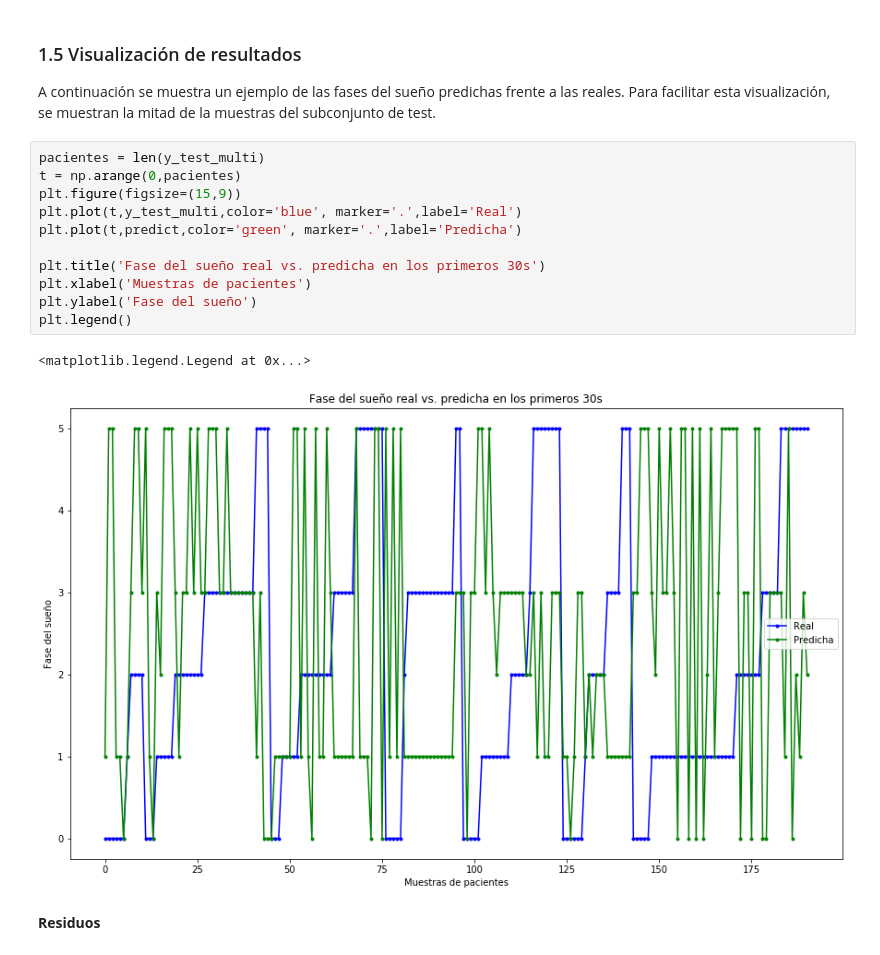
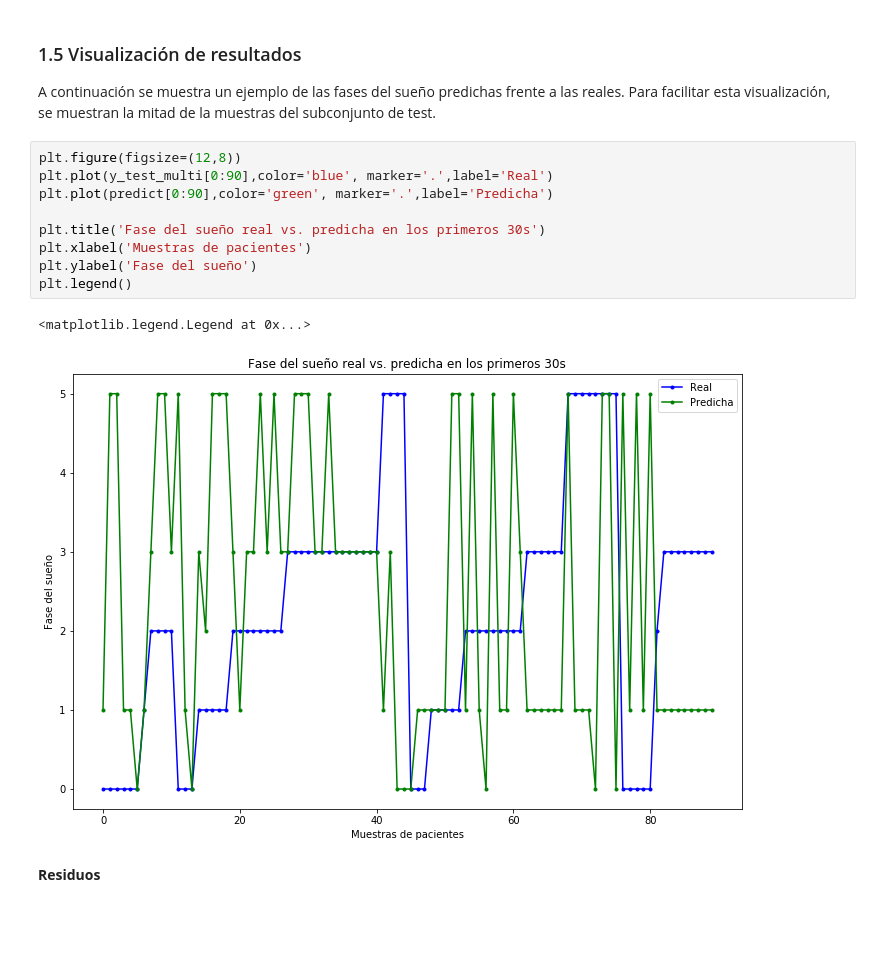
Before and after one commit to Noemiglois/SleepAnalysisWearable, a Jupyter notebook: Clasificadores/Clasificador arboles decision multiclase.ipynb, the cells around one changed output. Drawn from its saved outputs; the diff is of its cells as text; blank space fills up the shorter version.

```diff
--- a/Clasificadores/Clasificador arboles decision multiclase.ipynb
+++ b/Clasificadores/Clasificador arboles decision multiclase.ipynb
@@ -165,19 +165,17 @@ matriz_confusion
 ### 1.5 Visualización de resultados
 A continuación se muestra un ejemplo de las fases del sueño predichas frente a las reales. Para facilitar esta visualización, se muestran la mitad de la muestras del subconjunto de test.
 # %%
-pacientes = len(y_test_multi)
-t = np.arange(0,pacientes)
-plt.figure(figsize=(15,9))
-plt.plot(t,y_test_multi,color='blue', marker='.',label='Real')
-plt.plot(t,predict,color='green', marker='.',label='Predicha')
+plt.figure(figsize=(12,8))
+plt.plot(y_test_multi[0:90],color='blue', marker='.',label='Real')
+plt.plot(predict[0:90],color='green', marker='.',label='Predicha')
 
 plt.title('Fase del sueño real vs. predicha en los primeros 30s')
 plt.xlabel('Muestras de pacientes')
 plt.ylabel('Fase del sueño')
 plt.legend()
 # %% [output]
 <matplotlib.legend.Legend at 0x...>
-[figure, old version]
+[figure, new version]
 # %% [markdown]
 **Residuos**
 # %%
```
